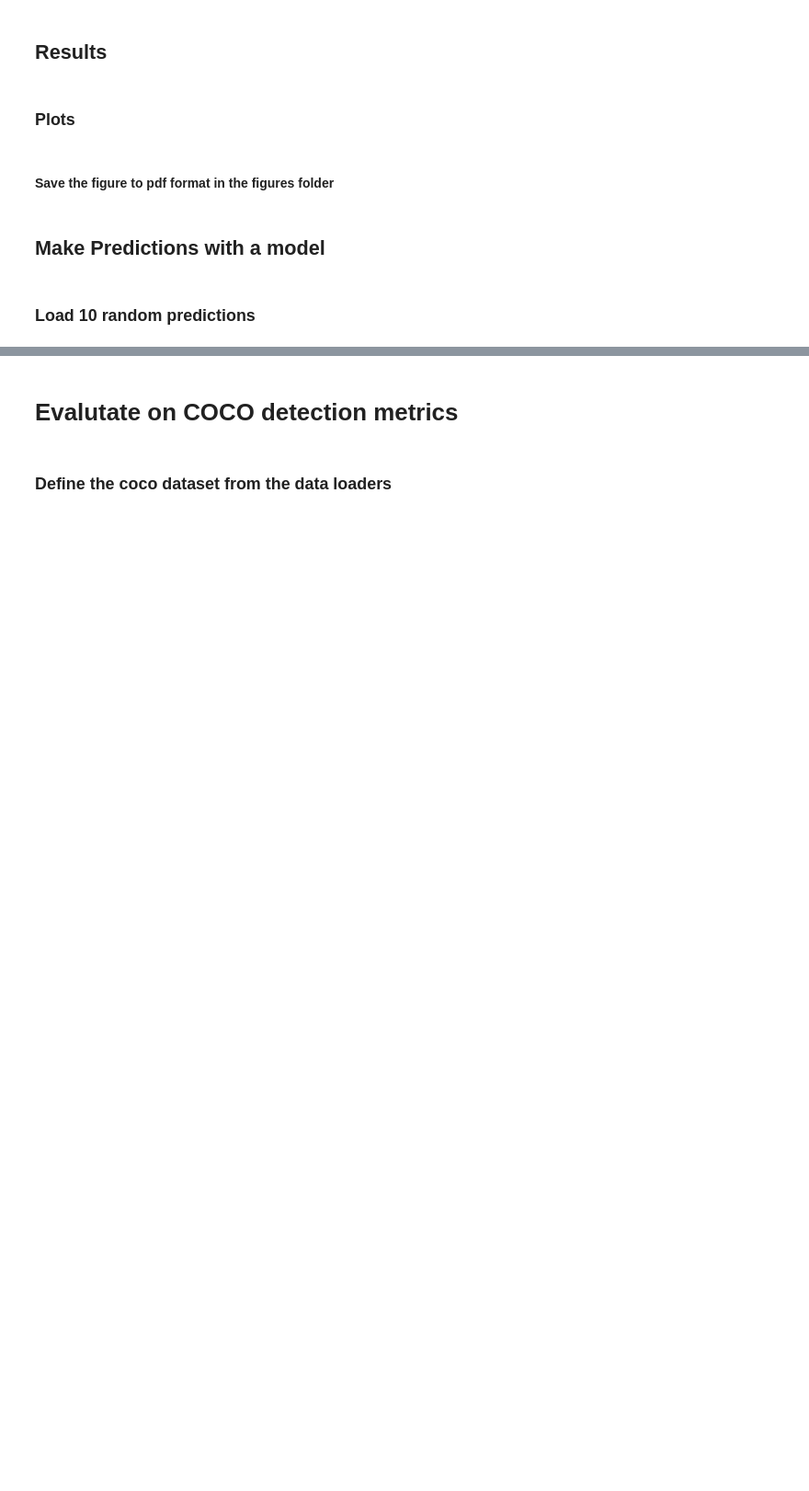
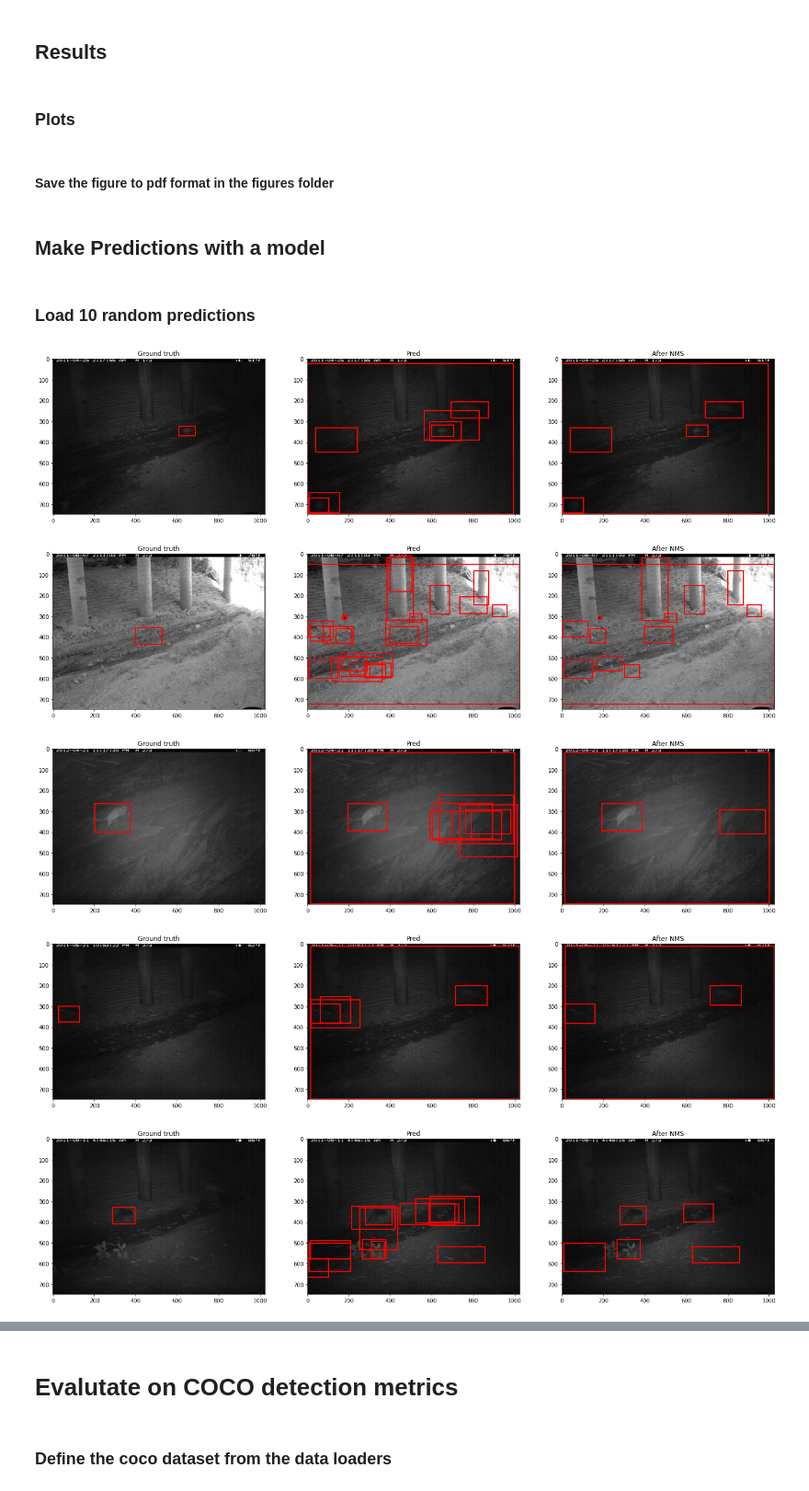
Before and after one commit to Hazot/Animal-Detection-and-Generalization, a Jupyter notebook: Step1_TransferLearning.ipynb, the cells around one changed output, grey strips where cells are left out. Shown at 92% size. Saved outputs shown, nothing was run; the diff lists cells and outputs as text; code cells hidden in the pictures; blank space fills up the shorter version.

```diff
--- a/Step1_TransferLearning.ipynb
+++ b/Step1_TransferLearning.ipynb
@@ -548,0 +549,4 @@ with open('saved_logs/' + file_time_or_nickname + '_trans_valid_logs.json', "r")
+# %%
+last_train_logs = all_train_logs
+last_trans_valid_logs = all_trans_valid_logs
+last_cis_valid_logs = all_cis_valid_logs
@@ -626,31 +632,37 @@ for image_i in range(len(image)):
                               train_labels[image_i]['boxes'][0][1]),
                              train_labels[image_i]['boxes'][0][2]-train_labels[image_i]['boxes'][0][0],
                              train_labels[image_i]['boxes'][0][3]-train_labels[image_i]['boxes'][0][1],
                              linewidth=2, edgecolor='r', facecolor='none')
     ax[0].add_patch(rect)
     ax[0].set_title('Ground truth')
 
     # Predictions
     ax[1].imshow(train_features[image_i][0].squeeze(),cmap="gray")
     for i in range(len(pred[image_i]['boxes'])):
         rect = patches.Rectangle((pred[image_i]['boxes'][i][0].cpu(),
                                   pred[image_i]['boxes'][i][1].cpu()),
                                  (pred[image_i]['boxes'][i][2]-pred[image_i]['boxes'][i][0]).cpu(),
                                  (pred[image_i]['boxes'][i][3]-pred[image_i]['boxes'][i][1]).cpu(),
                                  linewidth=2, edgecolor='r', facecolor='none')
         ax[1].add_patch(rect)
     ax[1].set_title('Pred')
 
     # Predictions after NMS
-    iou_threshold = 0.01 # param to tune
+    iou_threshold = 0.05 # param to tune
     boxes_to_keep = torchvision.ops.nms(pred[image_i]['boxes'], pred[image_i]['scores'], iou_threshold = iou_threshold).cpu()
     ax[2].imshow(train_features[image_i][0].squeeze(),cmap="gray")
     for i in boxes_to_keep:
         rect = patches.Rectangle((pred[image_i]['boxes'][i][0].cpu(),
                                   pred[image_i]['boxes'][i][1].cpu()),
                                  (pred[image_i]['boxes'][i][2]-pred[image_i]['boxes'][i][0]).cpu(),
                                  (pred[image_i]['boxes'][i][3]-pred[image_i]['boxes'][i][1]).cpu(),
                                  linewidth=2, edgecolor='r', facecolor='none')
         ax[2].add_patch(rect)
 
     ax[2].set_title('After NMS')
+# %% [output]
+[figure, added]
+[figure, added]
+[figure, added]
+[figure, added]
+[figure, added]
```
Also changed, not shown: parts of 37 cells of this notebook, 5 other files.
